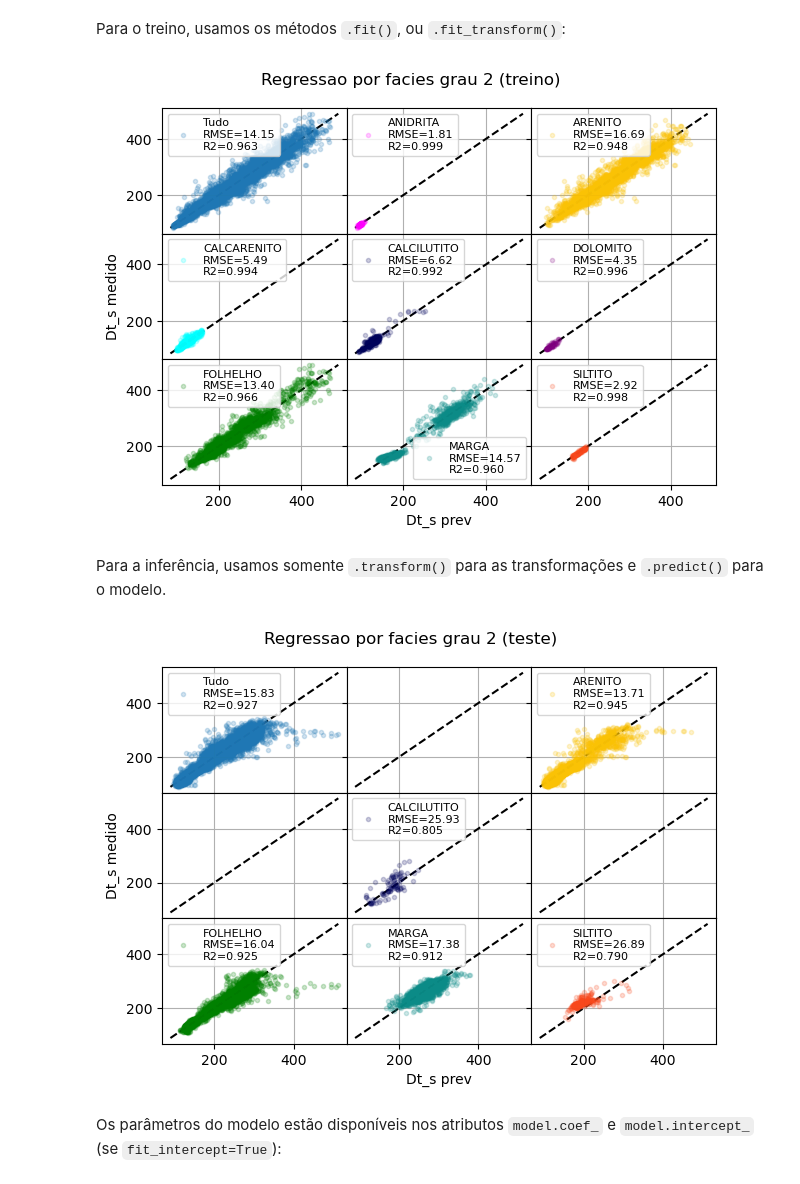
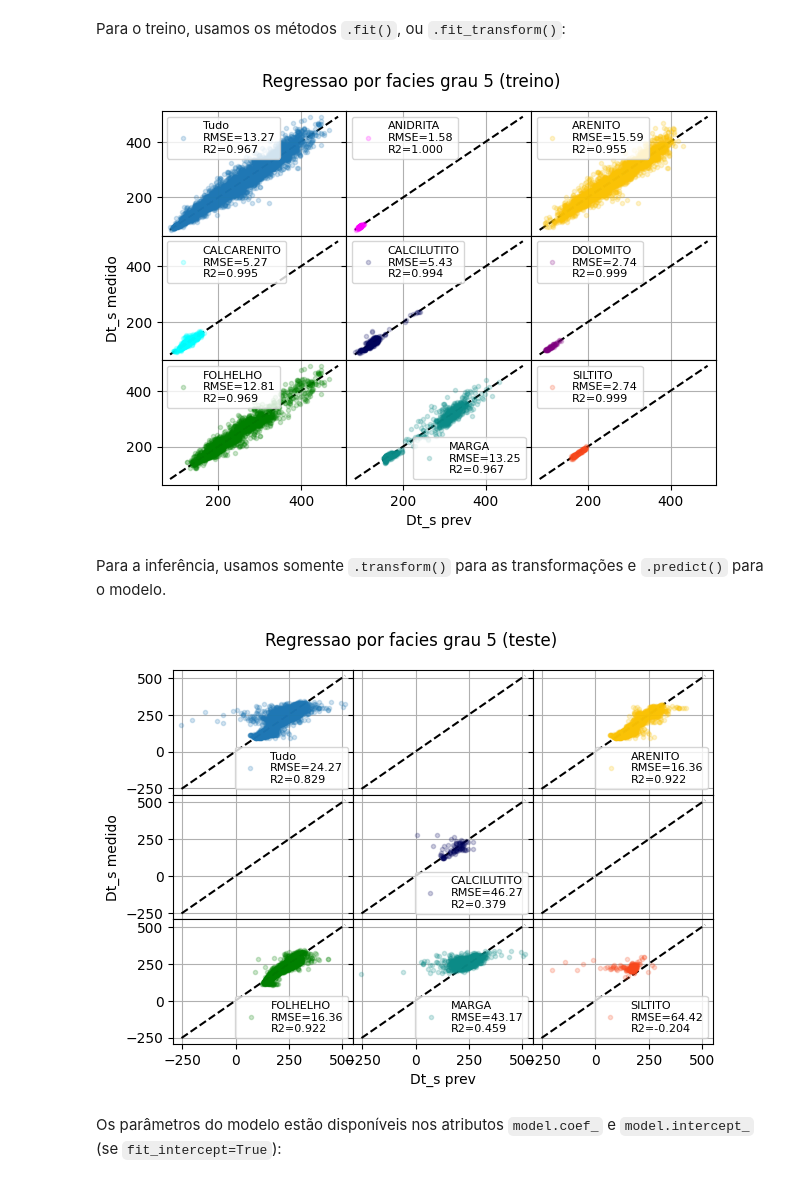
Before and after one commit to paduapires/aapg_ice, a Jupyter notebook: 01_Regressao_multilinear_completo.ipynb, the cells around one changed output. Saved outputs shown, nothing was run; the diff lists cells and outputs as text; code cells hidden in the pictures.

```diff
--- a/01_Regressao_multilinear_completo.ipynb
+++ b/01_Regressao_multilinear_completo.ipynb
@@ -128,5 +125,5 @@ Vamos considerar o poco 1-ESS-130 como nosso conjunto de treino, e usar o 3-ESS-
 # %%
-mask_treino = df['poco']=='1-ESS-130'
+mask_treino = df['poco']=='well_0'
 mask_teste  = ~mask_treino
 
 df_treino = df[mask_treino]
@@ -286,27 +283,27 @@ Para o treino, usamos os métodos `.fit()`, ou `.fit_transform()`:
 # %%
 encoder = skp.OneHotEncoder(sparse_output=False) # instanciando o objeto
 #encoder.fit(df_treino[['facies']]) # parametrizando o encoder
 #one_hot_treino = encoder.transform(df_treino[['facies']]) # usando o encoder ja parametrizado
 one_hot_treino = encoder.fit_transform(df_treino[['facies']]) # equivalente às duas linhas anteriores
 
-poly = skp.PolynomialFeatures(degree=2) # instanciando o objeto
+poly = skp.PolynomialFeatures(degree=5) # instanciando o objeto
 #poly.fit(X_treino) # parametrizando
 #X_poly_treino = poly.transform(X_treino) # usando
 X_poly_treino = poly.fit_transform(X_treino) # equivalente às duas linhas anteriores
 
 X_tudo_treino = X_poly_treino[:,None,:] * one_hot_treino[:,:,None]
 X_tudo_treino = X_tudo_treino.reshape(len(X_tudo_treino),-1)
 
 model = skl.LinearRegression(fit_intercept=False) # instanciando o objeto. Ja tem a coluna de 1 nas features, entao nao precisa de intercept
 model.fit(X_tudo_treino,y_treino) # treinando os parametros
 y_hat4_treino = model.predict(X_tudo_treino) # usando os parametros ja treinados
 
 per_facies_scatter(y_hat4_treino, y_treino, one_hot_treino, litos,
                    alpha=alp, xlabel=xlabel, ylabel=ylabel,
                    suptitle=f'Regressao por facies grau {poly.degree} (treino)')
 plt.show()
 # %% [output]
-[figure, old version]
+[figure, new version]
 # %% [markdown]
 Para a inferência, usamos somente `.transform()` para as transformações e `.predict()` para o modelo.
 # %%
@@ -324,7 +321,7 @@ per_facies_scatter(y_hat4_teste, y_teste, one_hot_teste, litos,
                    suptitle=f'Regressao por facies grau {poly.degree} (teste)')
 plt.show()
 # %% [output]
-[figure, old version]
+[figure, new version]
 # %% [markdown]
 Os parâmetros do modelo estão disponíveis nos atributos `model.coef_` e `model.intercept_` (se `fit_intercept=True`):
 # %%
```
Also changed, not shown: parts of 9 cells of this notebook.
